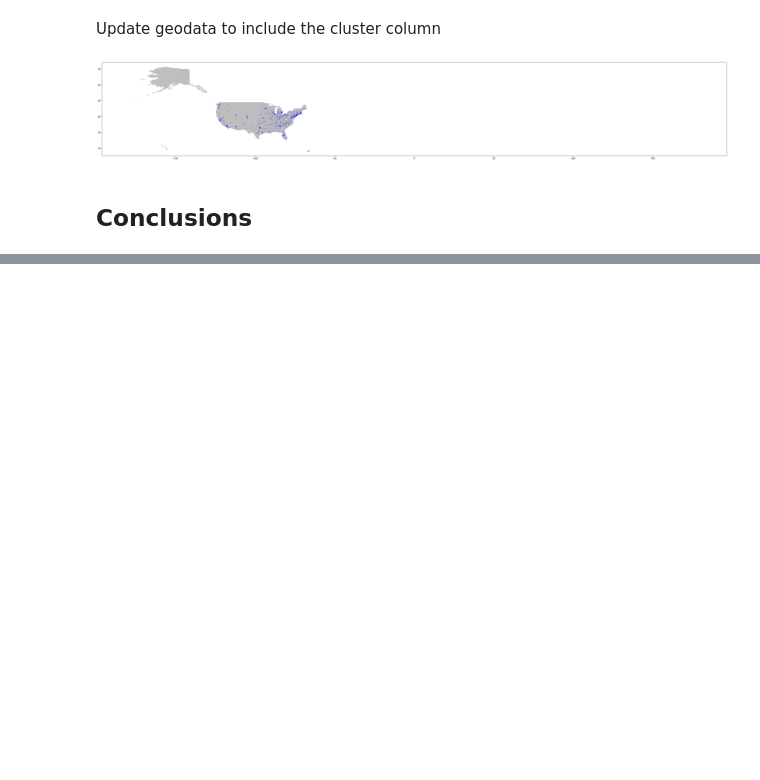
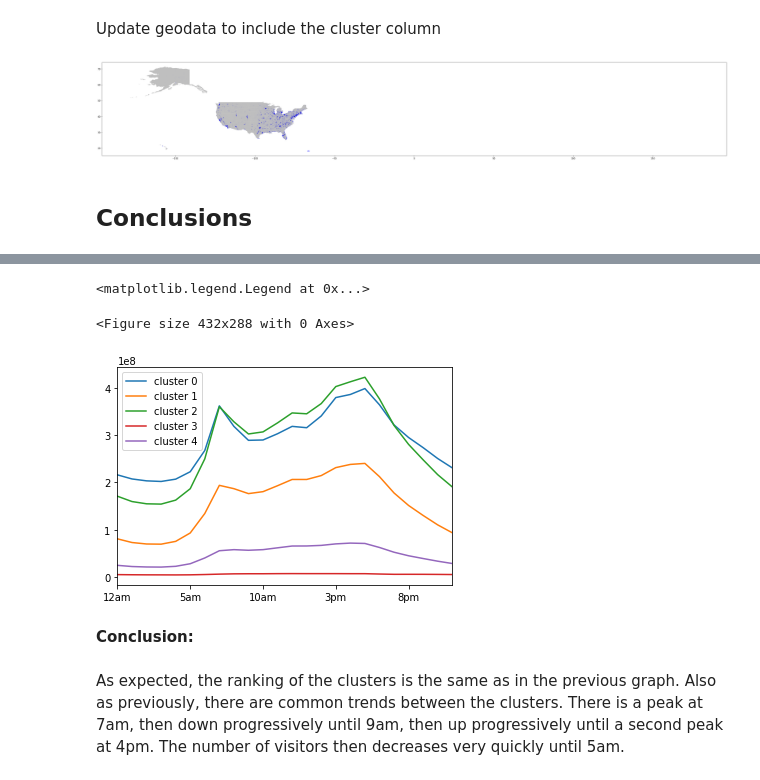
Before and after one commit to Crosita/Capstone-Project-1, a Jupyter notebook: EDA_Capstone_1.ipynb, the cells around one changed output, grey strips where cells are left out. Saved outputs shown, nothing was run; the diff lists cells and outputs as text; code cells hidden in the pictures; blank space fills up the shorter version.

```diff
--- a/EDA_Capstone_1.ipynb
+++ b/EDA_Capstone_1.ipynb
@@ -1573,0 +1911,8 @@ plot_given_cluster_in_map(geo_data_c,-1,0.0001)
+# %%
+week_sum_hour_2 = x_cols1_df_2[hour_list].sum(axis = 0, skipna = True).tolist()
+# %%
+week_sum_hour_3 = x_cols1_df_3[hour_list].sum(axis = 0, skipna = True).tolist()
+# %%
+week_sum_hour_4 = x_cols1_df_4[hour_list].sum(axis = 0, skipna = True).tolist()
+# %%
+cluster_hours = pd.DataFrame(np.column_stack(([week_sum_hour_0, week_sum_hour_1, week_sum_hour_2, week_sum_hour_3, week_sum_hour_4])), index=hour_list, columns = ['cluster 0', 'cluster 1', 'cluster 2', 'cluster 3', 'cluster 4'])
@@ -1573,0 +1939,10 @@ plot_given_cluster_in_map(geo_data_c,-1,0.0001)
+# %%
+plt.figure(); cluster_hours.plot(); plt.legend(loc='best')
+# %% [output]
+<matplotlib.legend.Legend at 0x...>
+<Figure size 432x288 with 0 Axes>
+[figure, added]
+# %% [markdown]
+<b> Conclusion: </b>
+# %% [markdown]
+As expected, the ranking of the clusters is the same as in the previous graph. Also as previously, there are common trends between the clusters. There is a peak at 7am, then down progressively until 9am, then up progressively until a second peak at 4pm. The number of visitors then decreases very quickly until 5am.
```
Also changed, not shown: parts of 67 cells of this notebook.
